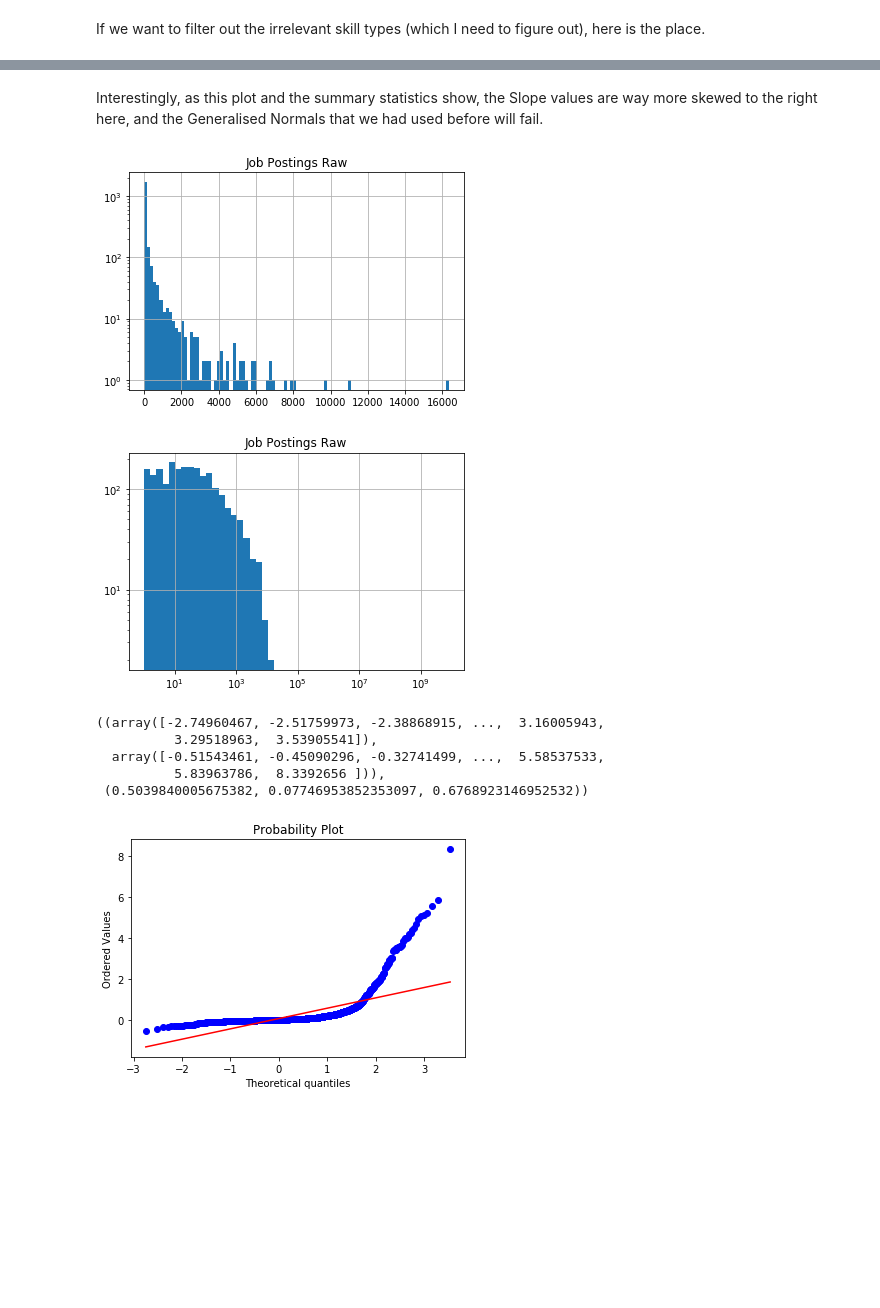
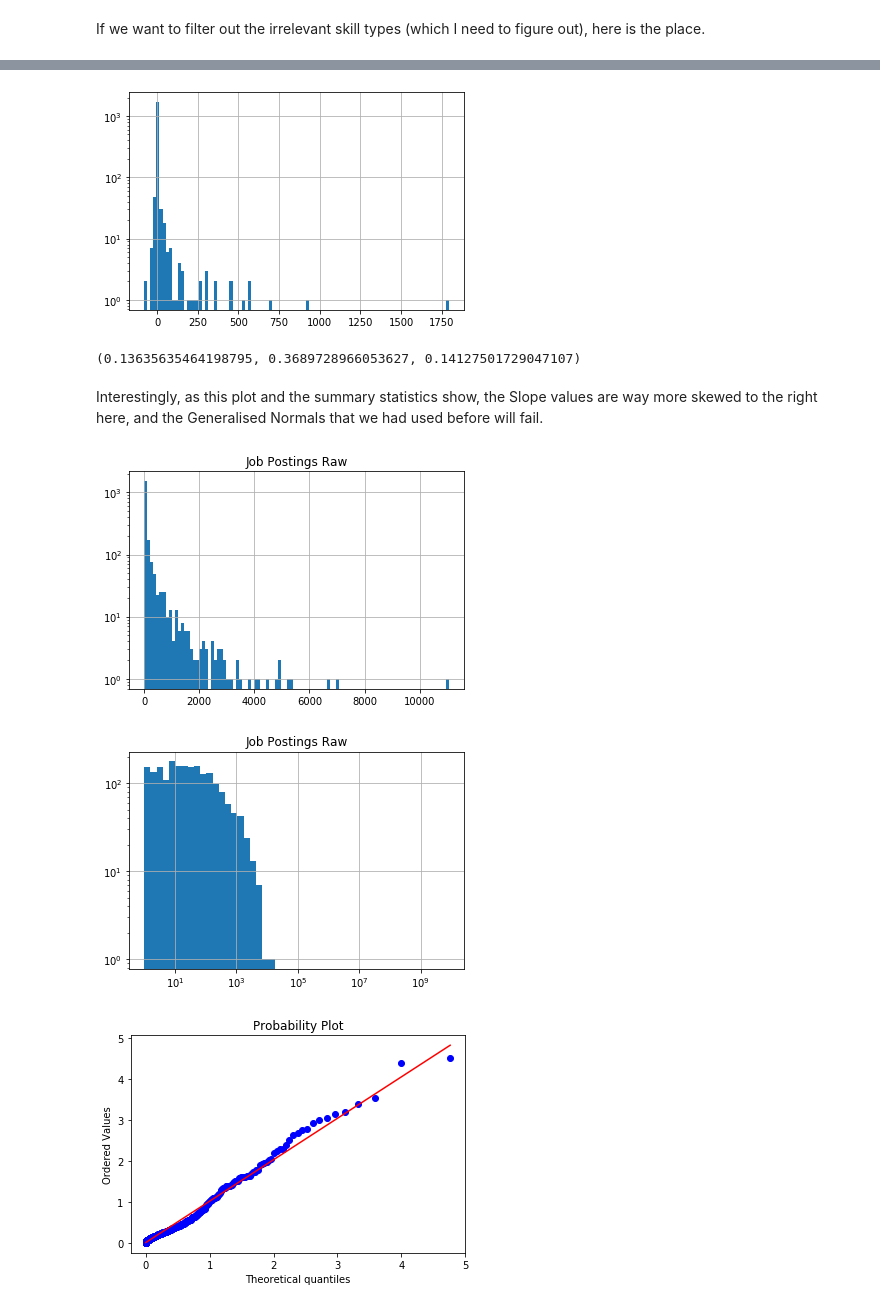
Before and after one commit to RamtinYazdanian/job_skill_trend_analysis, a Jupyter notebook: notebooks/jobtech_analysis.ipynb, the cells around one changed output, grey strips where cells are left out. Drawn from its saved outputs; the diff is of its cells as text; code cells hidden in the pictures; blank space fills up the shorter version.

```diff
--- a/notebooks/jobtech_analysis.ipynb
+++ b/notebooks/jobtech_analysis.ipynb
@@ -66,7 +96,9 @@ If we want to filter out the irrelevant skill types (which I need to figure out)
 absolute_start = np.datetime64('2017-01-01')
 absolute_end = np.datetime64('2020-01-01')
 # %%
-skills_df = divide_into_periods(df_all_useful_cols, ['Company', 'Skill'],
+skills_df = divide_into_periods(df_all_useful_cols.loc[(df_all_useful_cols['Skill Type'] == 1) |
+                                                       (df_all_useful_cols['Skill Type'] == 2)],
+                                ['Company', 'Skill'],
                                 absolute_start, absolute_end, result_col_name='Job Postings Raw')
 skills_df = pd.merge(skills_df, company_totals, on = ['Company', 'Date'])
 skills_df['Job Postings'] = skills_df['Job Postings Raw'] / skills_df['Total']
@@ -96,7 +144,8 @@ total_values = [get_period_of_time(monthly_totals, start_and_end_dates[i][0], st
 # %%
 skill_trends = [logsum_trend_slope_wrapper(skills_df,
                                                   start_and_end_dates[i][0], start_and_end_dates[i][1],
-                                                  total_log) for i in range(len(start_and_end_dates))]
+                                                  total_log, nologtest=False)
+                                for i in range(len(start_and_end_dates))]
 # %% [output]
 Start: 2018-01-01
 End: 2019-01-01
@@ -185,3 +440,13 @@ skill_trends[0].Slope.hist(bins=200)
+# %%
+skill_trends[1].Acceleration.hist(bins=100)
+plt.yscale('log')
+# %% [output]
+[figure, added]
+# %%
+skill_trends[2].Slope.quantile(.8), \
+            skill_trends[2].Slope.quantile(.9), skill_trends[2].Slope.mean()
+# %% [output]
+(0.13635635464198795, 0.3689728966053627, 0.14127501729047107)
 # %% [markdown]
 Interestingly, as this plot and the summary statistics show, the Slope values are way more skewed to the right here, and the Generalised Normals that we had used before will fail.
 # %%
@@ -189,21 +454,17 @@ skills_df[['Skill', 'Job Postings Raw']].groupby('Skill').sum().\
                         hist(bins = 100)
 plt.yscale('log')
 # %% [output]
-[figure, old version]
+[figure, new version]
 # %%
 skills_df[['Skill', 'Job Postings Raw']].groupby('Skill').sum().\
                         hist(bins = np.logspace(np.log(1), np.log(20000), 50))
 plt.yscale('log')
 plt.xscale('log')
 # %% [output]
-[figure, old version]
+[figure, new version]
 # %%
-probplot(skill_trends[0].Slope.values, dist=stats.skewnorm,
-         sparams=(.5), fit=True, plot=plt)
+probplot(skill_trends[0].loc[skill_trends[0].Slope > 0].Slope.values, dist=stats.gamma,
+         sparams=(.24), fit=True, plot=plt)
+plt.show()
 # %% [output]
-((array([-2.74960467, -2.51759973, -2.38868915, ...,  3.16005943,
-          3.29518963,  3.53905541]),
-  array([-0.51543461, -0.45090296, -0.32741499, ...,  5.58537533,
-          5.83963786,  8.3392656 ])),
- (0.5039840005675382, 0.07746953852353097, 0.6768923146952532))
-[figure, old version]
+[figure, new version]
```
Also changed, not shown: parts of 45 cells of this notebook, 1 other file.
